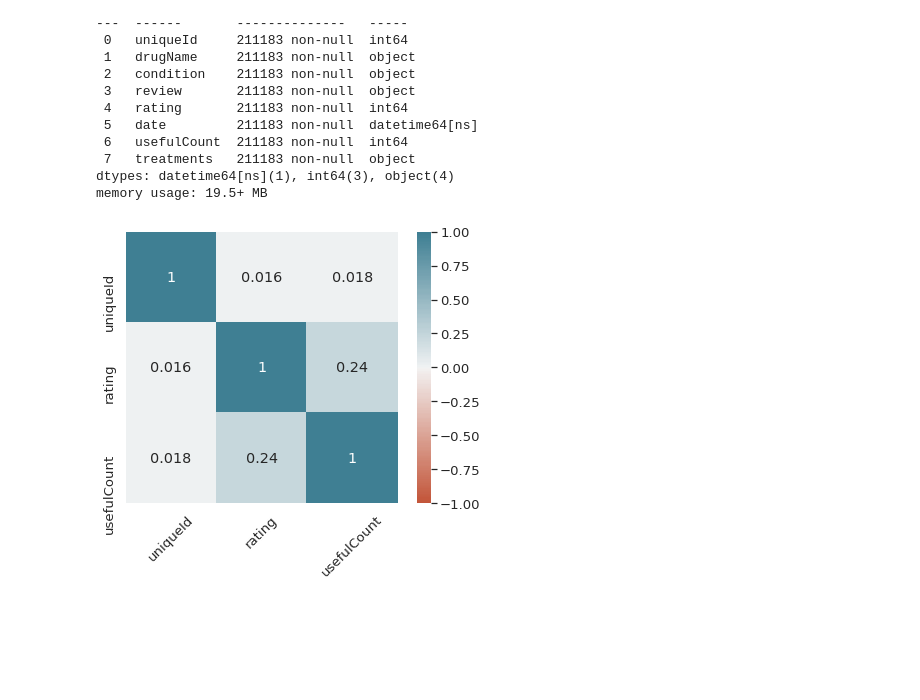
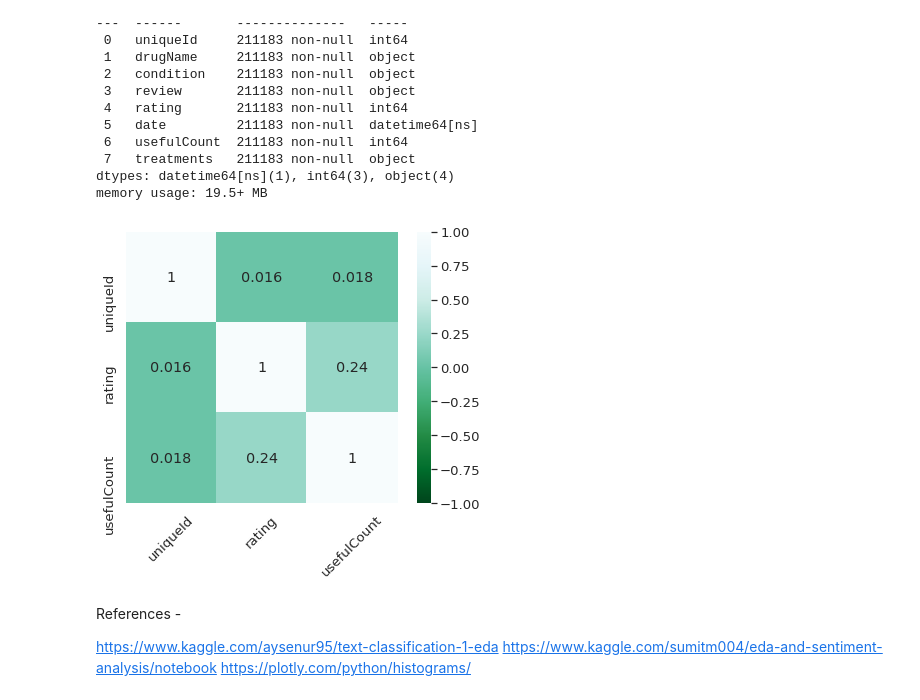
Before and after one commit to Madhurika1292/Medicines-and-Common-Treatment-Recommendation-System, a Jupyter notebook: Drugscom_data_exploration.ipynb, the cells around one changed output. Cells and saved outputs as stored; diff of their text form; code cells hidden in the pictures; blank space fills up the shorter version.

```diff
--- a/Drugscom_data_exploration.ipynb
+++ b/Drugscom_data_exploration.ipynb
@@ -287,10 +292,16 @@ memory usage: 19.5+ MB
 # %%
 # Heatmap of the correlation matrix
 plt.rcParams['figure.figsize'] = [7,5]
 sns.set(font_scale = 1.2)
 corr = Drugscom_combined.select_dtypes(include = ['int64','float64']).corr()
 sns_heat = sns.heatmap(corr, annot = True, vmin=-1, vmax=1, center=0,
-            cmap=sns.diverging_palette(20, 220, n=200), square=True);
+            cmap='BuGn_r', square=True);
 plt.setp(sns_heat.get_xticklabels(), rotation = 45);
 # %% [output]
-[figure, old version]
+[figure, new version]
+# %% [markdown]
+References -
+
+https://www.kaggle.com/aysenur95/text-classification-1-eda
+https://www.kaggle.com/sumitm004/eda-and-sentiment-analysis/notebook
+https://plotly.com/python/histograms/
```
Also changed, not shown: parts of 5 cells of this notebook.
